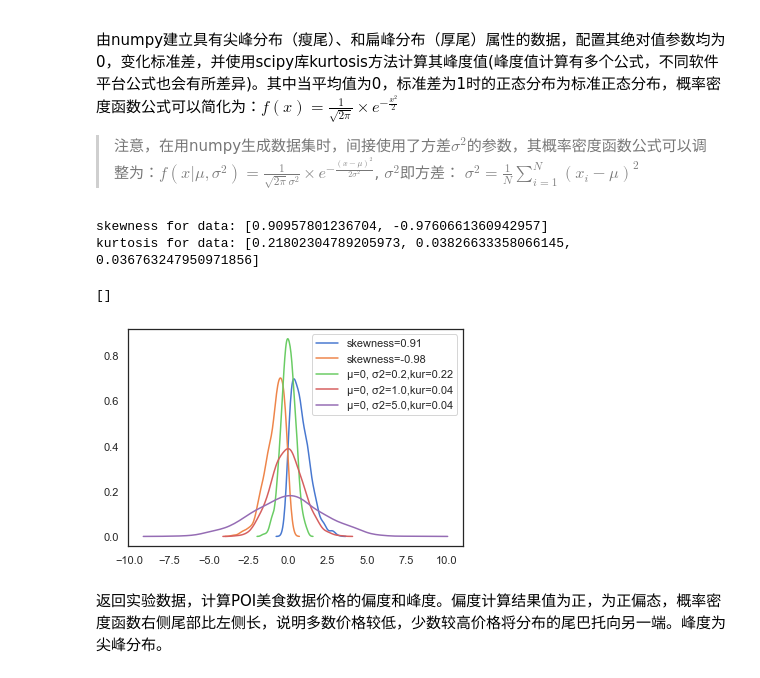
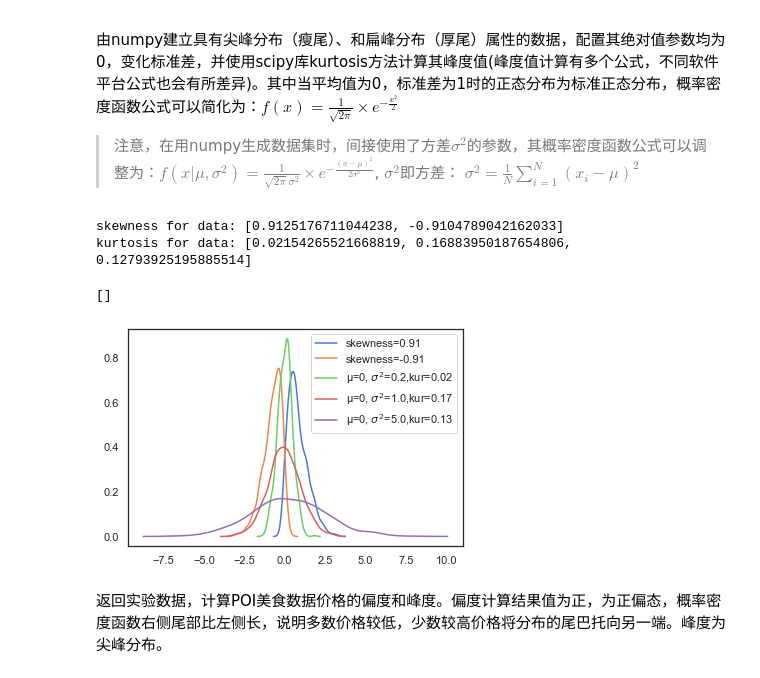
Before and after one commit to Weijun-H/Urban-Spatial-Data-Analysis_python, a Jupyter notebook: notebook/BaiduMapPOIcollection_ipynb/probability_andThe_groupSpacing_of_priceChanges.ipynb, the cells around one changed output. Cells and saved outputs as stored; diff of their text form; code cells hidden in the pictures.

```diff
--- a/notebook/BaiduMapPOIcollection_ipynb/probability_andThe_groupSpacing_of_priceChanges.ipynb
+++ b/notebook/BaiduMapPOIcollection_ipynb/probability_andThe_groupSpacing_of_priceChanges.ipynb
@@ -95,37 +95,37 @@ for bin in bins:
 from scipy.stats import skewnorm
 from scipy.stats import skew
 import matplotlib.pyplot as plt
 skew_list=[7,-7]
 skewNorm_list=[skewnorm.rvs(a, scale=1,size=1000,random_state=None) for a in skew_list]
 skewness=[skew(d) for d in skewNorm_list]
 print('skewness for data:',skewness) #验证偏度值
 
 #建立具有尖峰分布、和扁峰分布属性的数据
 import numpy as np
 import math
 from scipy.stats import kurtosis
 mu_list=[0,0,0,]
 variance=[0.2,1.0,5.0,]
 normalDistr_paras=zip(mu_list,[math.sqrt(sig2) for sig2 in variance])#配置多个平均值和标准差对
 s_list=[np.random.normal(para[0], para[1], 1000) for para in normalDistr_paras]
 kur=[kurtosis(s,fisher=True) for s in s_list]
 print("kurtosis for data:",kur)
 
 i=0
 for skew_data in skewNorm_list:
     sns.kdeplot(skew_data,label="skewness=%.2f"%skewness[i])
     i+=1
 
 n=0
 for s in s_list:
-    sns.kdeplot(s,label="μ=%s, σ2=%s,kur=%.2f"%(mu_list[n],variance[n],kur[n]))
+    sns.kdeplot(s,label="μ=%s, $σ^2$=%s,kur=%.2f"%(mu_list[n],variance[n],kur[n]))
     n+=1
 plt.plot()
 # %% [output]
-skewness for data: [0.90957801236704, -0.9760661360942957]
-kurtosis for data: [0.21802304789205973, 0.03826633358066145, 0.036763247950971856]
+skewness for data: [0.9125176711044238, -0.9104789042162033]
+kurtosis for data: [0.02154265521668819, 0.16883950187654806, 0.12793925195885514]
 []
-[figure, old version]
+[figure, new version]
 # %% [markdown]
 返回实验数据，计算POI美食数据价格的偏度和峰度。偏度计算结果值为正，为正偏态，概率密度函数右侧尾部比左侧长，说明多数价格较低，少数较高价格将分布的尾巴托向另一端。峰度为尖峰分布。
 # %%
```
Also changed, not shown: parts of 9 cells of this notebook, 3 other files.
